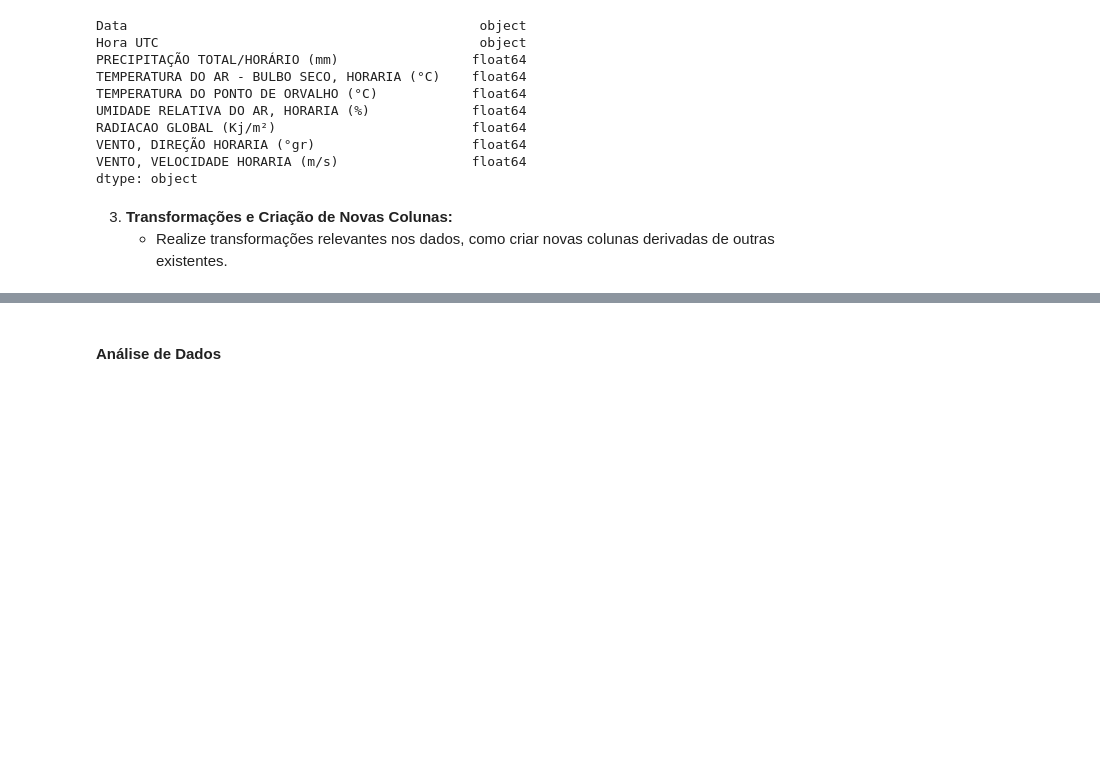
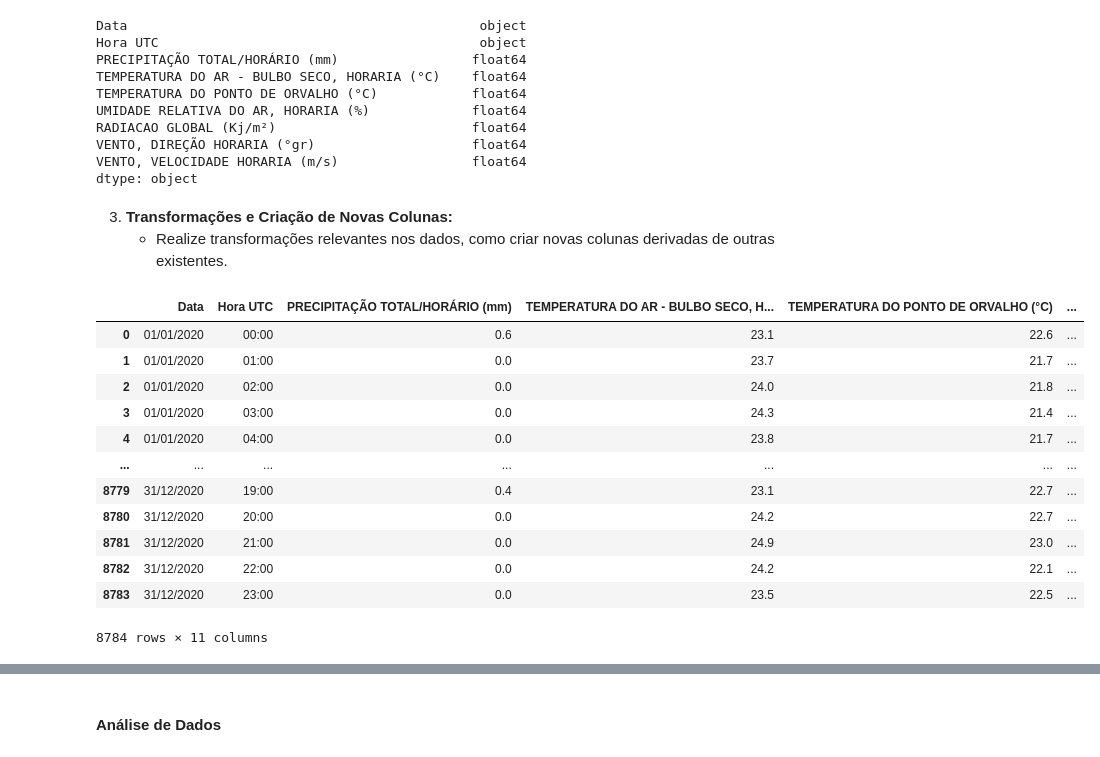
Before and after one commit to reprograma/on35-python-s13-projeto-guiado-II, a Jupyter notebook: exercicios/projeto-guiado/projeto-jamile.ipynb, the cells around one changed output, grey strips where cells are left out. Drawn from its saved outputs; the diff is of its cells as text; code cells hidden in the pictures; blank space fills up the shorter version.

```diff
--- a/exercicios/projeto-guiado/projeto-jamile.ipynb
+++ b/exercicios/projeto-guiado/projeto-jamile.ipynb
@@ -210,0 +213,4 @@ dtype: object
+# %%
+df['Data'] = df_data.dt.strftime('%d/%m/%Y')
+# %%
+df['Hora UTC'] = pd.to_datetime(df['Hora UTC'], format='%H%M UTC', errors='coerce').dt.strftime('%H:%M')
@@ -210,0 +221,16 @@ dtype: object
+# %%
+df['Data e Hora BR'] = df['Data e Hora'].dt.tz_localize('UTC').dt.tz_convert('America/Sao_Paulo').dt.strftime('%d/%m/%Y %H:%M')
+# %% [output]
+|  | Data | Hora UTC | PRECIPITAÇÃO TOTAL/HORÁRIO (mm) | TEMPERATURA DO AR - BULBO SECO, H... | TEMPERATURA DO PONTO DE ORVALHO (°C) | ... |
+| 0 | 01/01/2020 | 00:00 | 0.6 | 23.1 | 22.6 | ... |
+| 1 | 01/01/2020 | 01:00 | 0.0 | 23.7 | 21.7 | ... |
+| 2 | 01/01/2020 | 02:00 | 0.0 | 24.0 | 21.8 | ... |
+| 3 | 01/01/2020 | 03:00 | 0.0 | 24.3 | 21.4 | ... |
+| 4 | 01/01/2020 | 04:00 | 0.0 | 23.8 | 21.7 | ... |
+| ... | ... | ... | ... | ... | ... | ... |
+| 8779 | 31/12/2020 | 19:00 | 0.4 | 23.1 | 22.7 | ... |
+| 8780 | 31/12/2020 | 20:00 | 0.0 | 24.2 | 22.7 | ... |
+| 8781 | 31/12/2020 | 21:00 | 0.0 | 24.9 | 23.0 | ... |
+| 8782 | 31/12/2020 | 22:00 | 0.0 | 24.2 | 22.1 | ... |
+| 8783 | 31/12/2020 | 23:00 | 0.0 | 23.5 | 22.5 | ... |
+8784 rows × 11 columns
```
Also changed, not shown: parts of 19 cells of this notebook, 1 other file.
